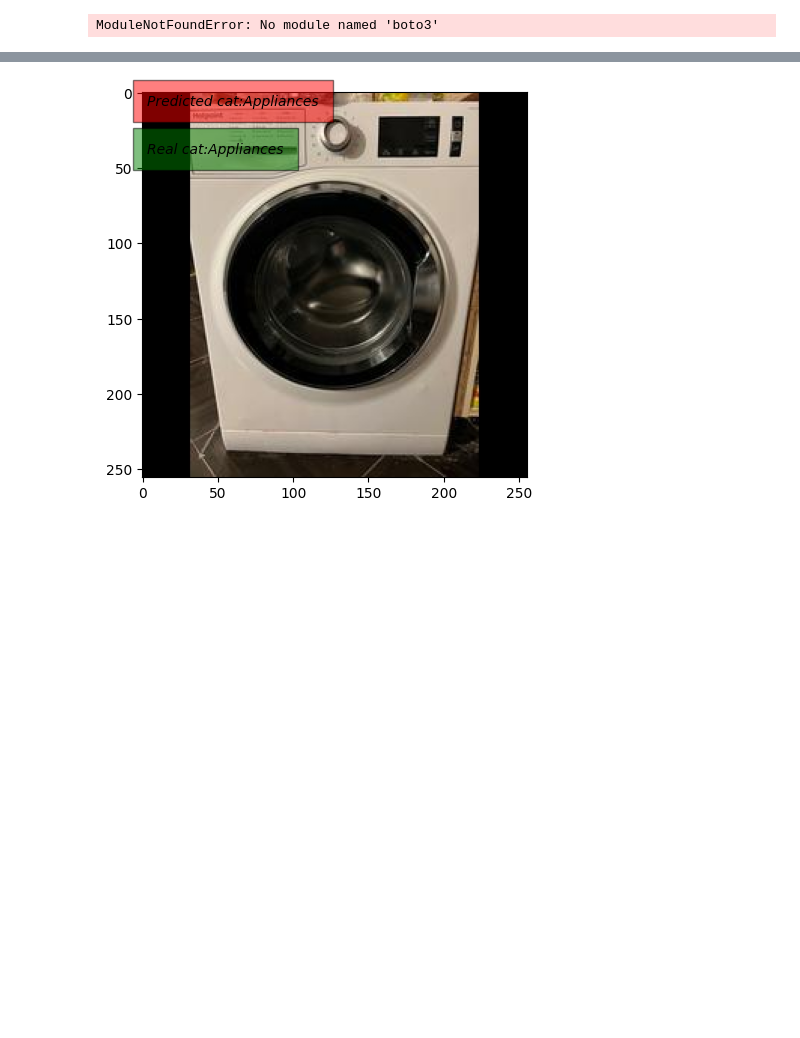
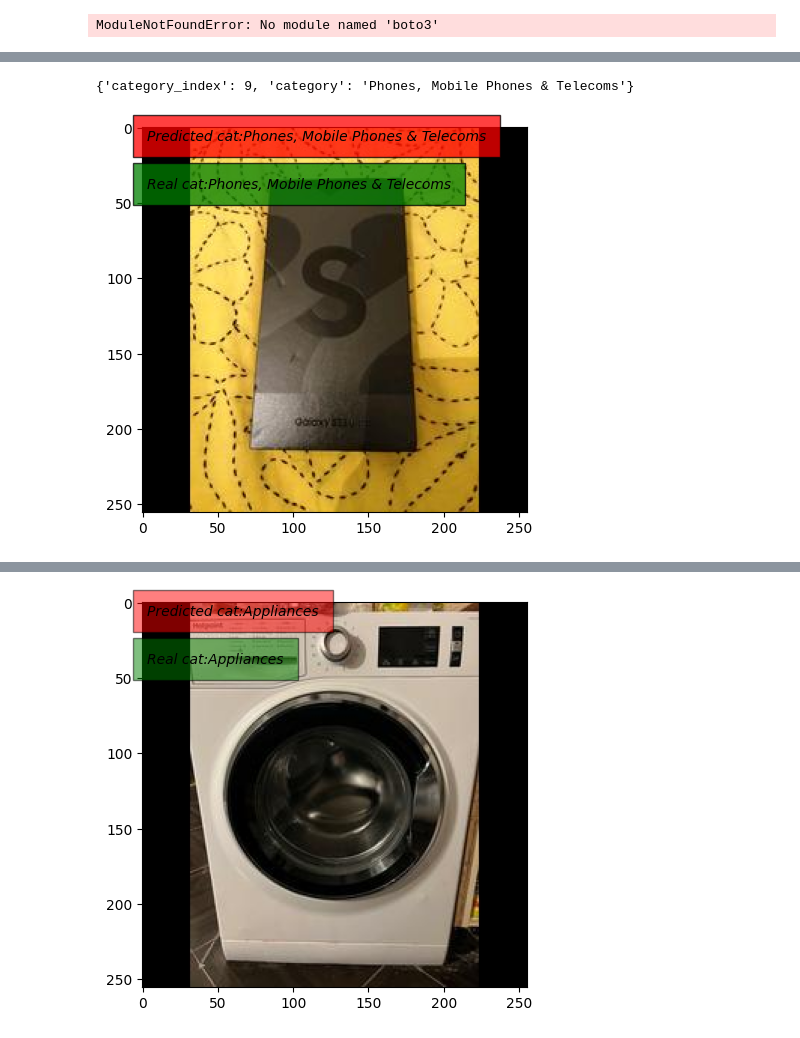
Before and after one commit to WitnessOfThe/facebook-marketplaces-recommendation-ranking-system, a Jupyter notebook: sandbox.ipynb, the cells around one changed output, grey strips where cells are left out. Cells and saved outputs as stored; diff of their text form; code cells hidden in the pictures; blank space fills up the shorter version.

```diff
--- a/sandbox.ipynb
+++ b/sandbox.ipynb
@@ -216,0 +207,9 @@ plot_images_with_category(resp_dic)
+# %%
+url = host+'/predict/category'
+file = {'file': open(file_path+file_name+'.jpg', 'rb')} # the image embedding
+category_req = requests.post(url=url,files=file)
+plot_image_with_category(file_name,category_req.json()['category'])
+print(category_req.json())
+# %% [output]
+{'category_index': 9, 'category': 'Phones, Mobile Phones & Telecoms'}
+[figure, added]
```
Also changed, not shown: parts of 4 cells of this notebook, 1 other file.
